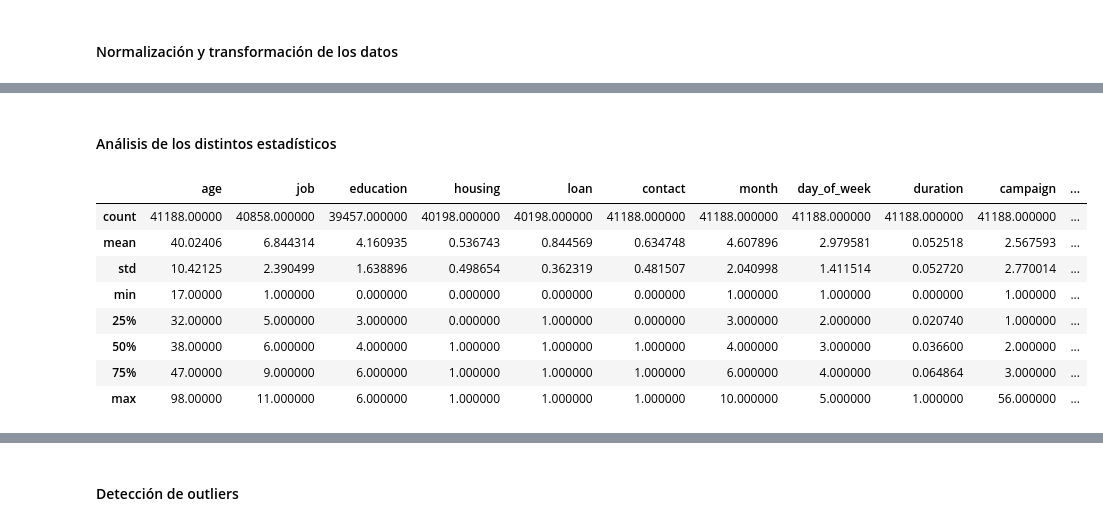
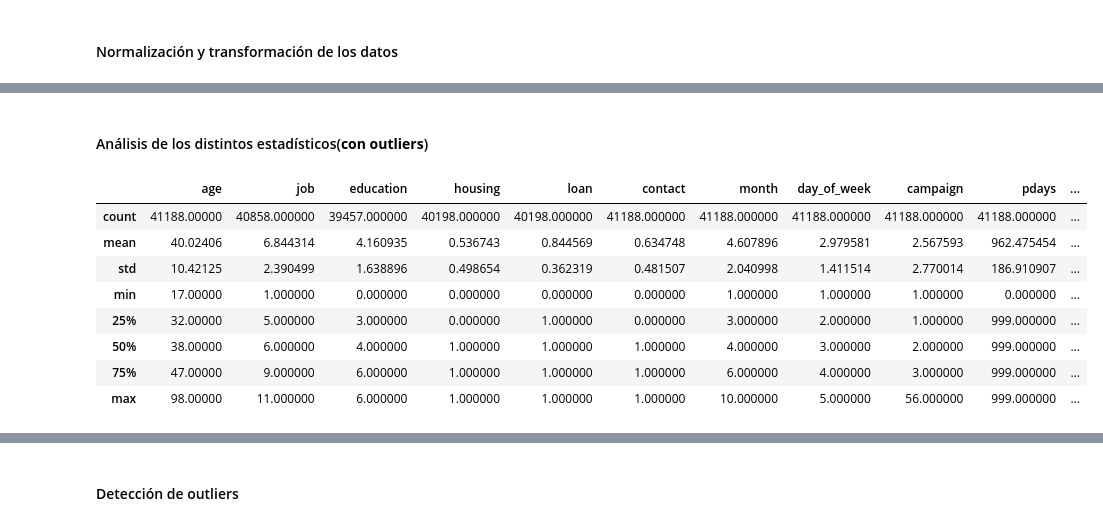
Before and after one commit to Javimh18/AnalisisFund, a Jupyter notebook: consultoria.ipynb, the cells around one changed output, grey strips where cells are left out. Drawn from its saved outputs; the diff is of its cells as text; code cells hidden in the pictures.

Commit message:
Resultos algunos fallos y ahora los outliers los calculamos por atributo

```diff
--- a/consultoria.ipynb
+++ b/consultoria.ipynb
@@ -257,15 +295,20 @@ sns.boxplot(x='y', y='duration', data=df)
+# %%
+df_no_dur = df.drop(columns='duration')
 # %% [markdown]
 #### Normalización y transformación de los datos
 # %%
 # En primer lugar, realicemos una tranformación sobre los datos categóricos (codificación),
-df['housing'] = df['housing'].replace(['yes','no'],[1,0])
-df['marital'] = df['marital'].replace(['married','single','divorcied'], [2, 1, 0])
-df['loan'] = df['loan'].replace(['yes','no'],[0,1])
-df['contact'] = df['contact'].replace(['telephone','cellular'], [0,1])
-df['poutcome'] = df['poutcome'].replace(['failure', 'success'], [0,1])
-df['day_of_week'] = df['day_of_week'].replace(['mon', 'tue', 'wed', 'thu', 'fri'],[1,2,3,4,5])
-df['month'] = df['month'].replace(['mar', 'apr','may', 'jun', 'jul', 'aug', 'sep','oct', 'nov', 'dec', ],[1,2,3,4,5,6,7,8,9,10])
-df['education'] = df['education'].replace(['illiterate','basic.4y','basic.6y','basic.9y', 'high.school',   'professional.course',  'university.degree'], [0,1,2,3,4,5,6])
-df['job'] = df['job'].replace(['unemployed','student','retired','housemaid', 'blue-collar', 'technician','self-employed','services', 'admin.','management','entrepreneur'],[1,2,3,4,5,6,7,8,9,10,11])
-df['y'] = df['y'].replace(['yes','no'],[1,0])
-df['pdays'] = df['pdays'].replace([999],['NaN'])
+df_no_dur['housing'] = df_no_dur['housing'].replace(['yes','no'],[1,0])
+df_no_dur['marital'] = df_no_dur['marital'].replace(['married','single','divorcied'], [2, 1, 0])
+df_no_dur['loan'] = df_no_dur['loan'].replace(['yes','no'],[0,1])
+df_no_dur['contact'] = df_no_dur['contact'].replace(['telephone','cellular'], [0,1])
+df_no_dur['poutcome'] = df_no_dur['poutcome'].replace(['failure', 'nonexistent','success'], [0,1,2])
+df_no_dur['day_of_week'] = df_no_dur['day_of_week'].replace(['mon', 'tue', 'wed', 'thu', 'fri'],[1,2,3,4,5])
+df_no_dur['month'] = df_no_dur['month'].replace(['mar', 'apr','may', 'jun', 'jul', 'aug', 'sep','oct', 'nov', 'dec', ],[1,2,3,4,5,6,7,8,9,10])
+df_no_dur['education'] = df_no_dur['education'].replace(['illiterate','basic.4y','basic.6y','basic.9y', 'high.school','professional.course',  'university.degree'], [0,1,2,3,4,5,6])
+df_no_dur['job'] = df_no_dur['job'].replace(['unemployed','student','retired','housemaid', 'blue-collar', 'technician','self-employed','services', 'admin.','management','entrepreneur'],[1,2,3,4,5,6,7,8,9,10,11])
+df_no_dur['y'] = df_no_dur['y'].replace(['yes','no'],[1,0])
+
+# TODO: revisar si esto realmente debería de ser así... porque si ponemos como nan, la mayoría de valores sería NaN. 999 indica que el cliente no ha sido
+# contactado previamente, por lo que ponerlo como nan no sé si es correcto.
+# df['pdays'] = df['pdays'].replace([999],[np.nan])
@@ -272,11 +317,10 @@ df['pdays'] = df['pdays'].replace([999],['NaN'])
 # %%
-# Normalizaremos los datos que adoptan un conjunto de valores continuos en el espectro y
-# que abarcan un amplio intervalo. Todo esto lo hacemos para que el posterior análisis sea más sencillo.
-# Aplicaremos la normalización mínimo-máximo
+# definimos la función minmax_norm, que se encargará, para una variable de entrada, retornar sus valores normalizados.
 
 def minmax_norm(df_input):
     return (df_input - df_input.min()) / ( df_input.max() - df_input.min())
 
-df['duration'] = minmax_norm(df['duration'])
-df['euribor3m'] = minmax_norm(df['euribor3m'])
-df['cons.conf.idx'] = minmax_norm(df['cons.conf.idx'])
+df_no_dur['euribor3m'] = minmax_norm(df_no_dur['euribor3m'])
+df_no_dur['cons.conf.idx'] = minmax_norm(df_no_dur['cons.conf.idx'])
+df_no_dur['nr.employed'] = minmax_norm(df_no_dur['nr.employed'])
+df_no_dur['cons.price.idx'] = minmax_norm(df_no_dur['cons.price.idx'])
@@ -285,6 +358,6 @@ Aquí observamos que existe una correlación entre el euribor3m y el nr.employed
 # %%
 #Por lo que podemos definir una tabla reducida obviando el emp.var.rate y nr.employed
-df_red = df.drop(['emp.var.rate', 'nr.employed'], axis = 1)
+df_red = df_no_dur.drop(['emp.var.rate', 'nr.employed'], axis = 1)
 df_red
 # %% [output]
 |  | age | job | marital | education | default | housing | loan | contact | month | day_of_week | ... |
@@ -321,18 +376,18 @@ plt.show()
 # %% [markdown]
-#### Análisis de los distintos estadísticos
+#### Análisis de los distintos estadísticos(__con outliers__)
 # %%
 #Los principales valores estadisticos, para cada variable
-df.describe()
+df_red.describe()
 # %% [output]
-|  | age | job | education | housing | loan | contact | month | day_of_week | duration | campaign | ... |
+|  | age | job | education | housing | loan | contact | month | day_of_week | campaign | pdays | ... |
 | count | 41188.00000 | 40858.000000 | 39457.000000 | 40198.000000 | 40198.000000 | 41188.000000 | 41188.000000 | 41188.000000 | 41188.000000 | 41188.000000 | ... |
-| mean | 40.02406 | 6.844314 | 4.160935 | 0.536743 | 0.844569 | 0.634748 | 4.607896 | 2.979581 | 0.052518 | 2.567593 | ... |
-| std | 10.42125 | 2.390499 | 1.638896 | 0.498654 | 0.362319 | 0.481507 | 2.040998 | 1.411514 | 0.052720 | 2.770014 | ... |
-| min | 17.00000 | 1.000000 | 0.000000 | 0.000000 | 0.000000 | 0.000000 | 1.000000 | 1.000000 | 0.000000 | 1.000000 | ... |
-| 25% | 32.00000 | 5.000000 | 3.000000 | 0.000000 | 1.000000 | 0.000000 | 3.000000 | 2.000000 | 0.020740 | 1.000000 | ... |
-| 50% | 38.00000 | 6.000000 | 4.000000 | 1.000000 | 1.000000 | 1.000000 | 4.000000 | 3.000000 | 0.036600 | 2.000000 | ... |
-| 75% | 47.00000 | 9.000000 | 6.000000 | 1.000000 | 1.000000 | 1.000000 | 6.000000 | 4.000000 | 0.064864 | 3.000000 | ... |
-| max | 98.00000 | 11.000000 | 6.000000 | 1.000000 | 1.000000 | 1.000000 | 10.000000 | 5.000000 | 1.000000 | 56.000000 | ... |
+| mean | 40.02406 | 6.844314 | 4.160935 | 0.536743 | 0.844569 | 0.634748 | 4.607896 | 2.979581 | 2.567593 | 962.475454 | ... |
+| std | 10.42125 | 2.390499 | 1.638896 | 0.498654 | 0.362319 | 0.481507 | 2.040998 | 1.411514 | 2.770014 | 186.910907 | ... |
+| min | 17.00000 | 1.000000 | 0.000000 | 0.000000 | 0.000000 | 0.000000 | 1.000000 | 1.000000 | 1.000000 | 0.000000 | ... |
+| 25% | 32.00000 | 5.000000 | 3.000000 | 0.000000 | 1.000000 | 0.000000 | 3.000000 | 2.000000 | 1.000000 | 999.000000 | ... |
+| 50% | 38.00000 | 6.000000 | 4.000000 | 1.000000 | 1.000000 | 1.000000 | 4.000000 | 3.000000 | 2.000000 | 999.000000 | ... |
+| 75% | 47.00000 | 9.000000 | 6.000000 | 1.000000 | 1.000000 | 1.000000 | 6.000000 | 4.000000 | 3.000000 | 999.000000 | ... |
+| max | 98.00000 | 11.000000 | 6.000000 | 1.000000 | 1.000000 | 1.000000 | 10.000000 | 5.000000 | 56.000000 | 999.000000 | ... |
 # %%
 #Veamos los histogramas para mis variables,
 columns = [
```
Also changed, not shown: parts of 25 cells of this notebook.
